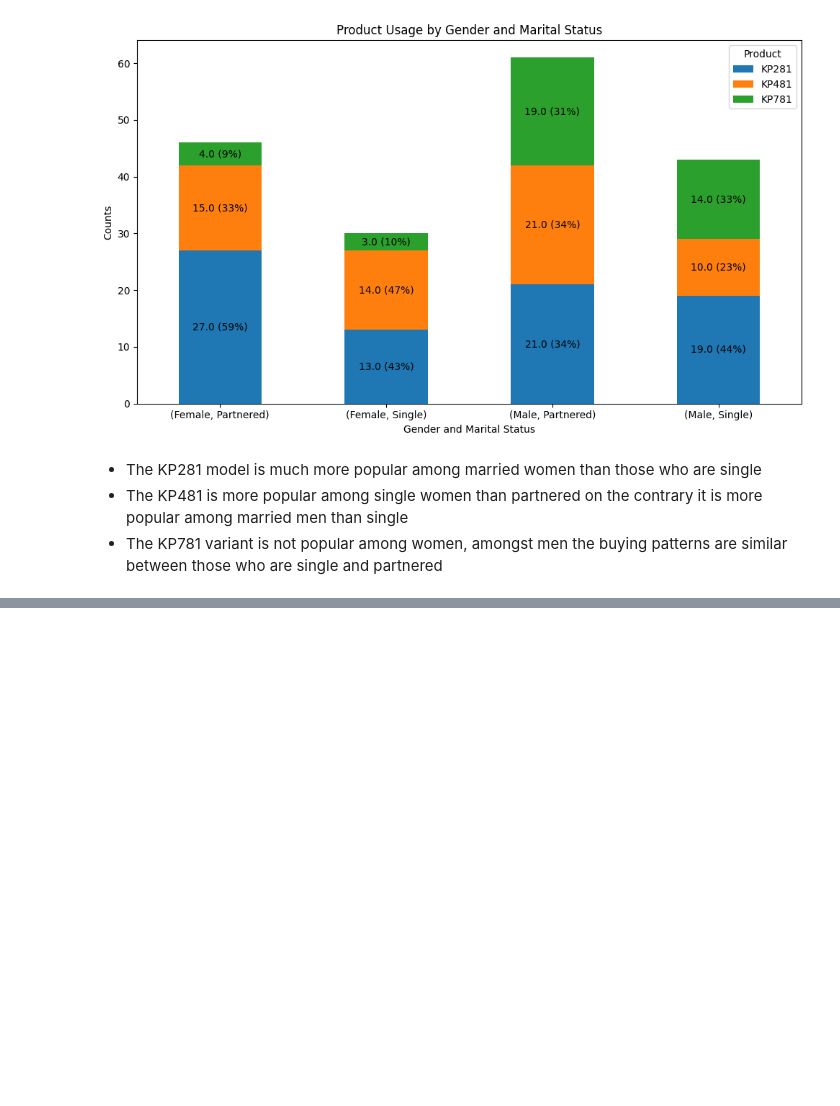
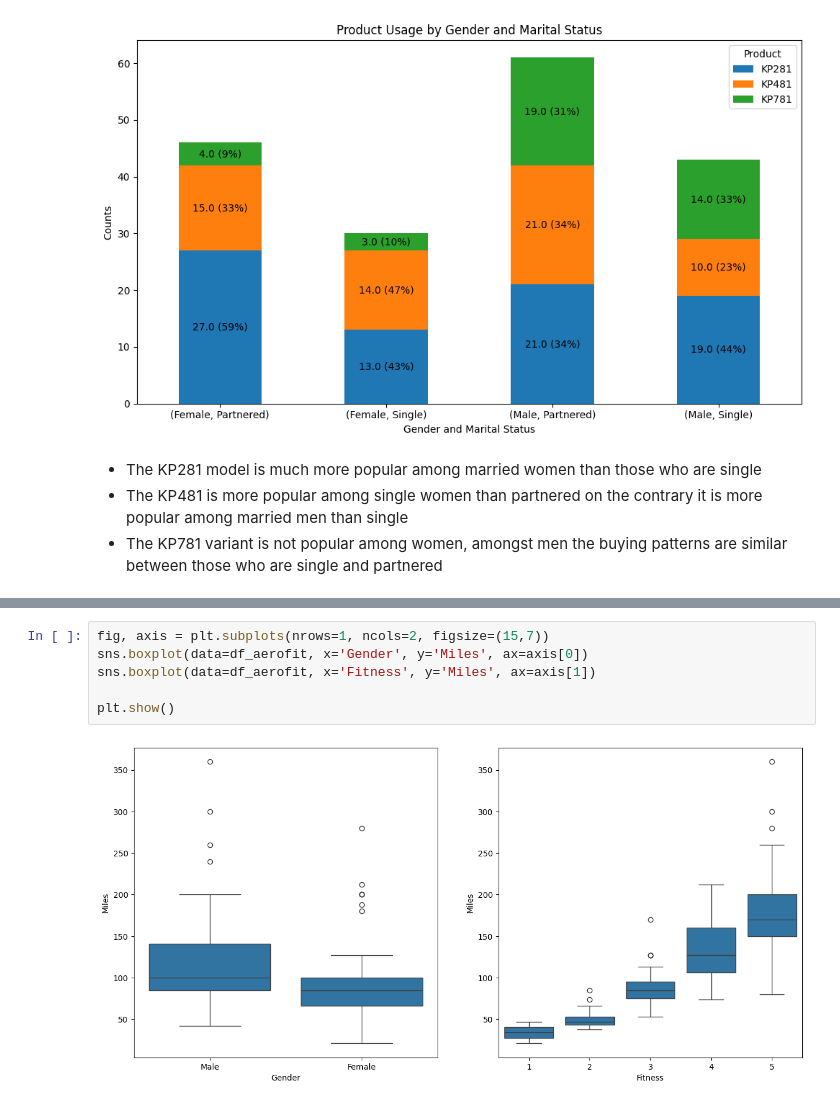
Before and after one commit to Sidharth29/Sandbox, a Jupyter notebook: notebooks/eda_aerofit_treadmills.ipynb, the cells around one changed output, grey strips where cells are left out. Saved outputs shown, nothing was run; the diff lists cells and outputs as text; blank space fills up the shorter version.

```diff
--- a/notebooks/eda_aerofit_treadmills.ipynb
+++ b/notebooks/eda_aerofit_treadmills.ipynb
@@ -195,0 +251,8 @@ plt.show()
+# %%
+fig, axis = plt.subplots(nrows=1, ncols=2, figsize=(15,7))
+sns.boxplot(data=df_aerofit, x='Gender', y='Miles', ax=axis[0])
+sns.boxplot(data=df_aerofit, x='Fitness', y='Miles', ax=axis[1])
+
+plt.show()
+# %% [output]
+[figure, added]
```
Also changed, not shown: parts of 5 cells of this notebook, 3 other files.
